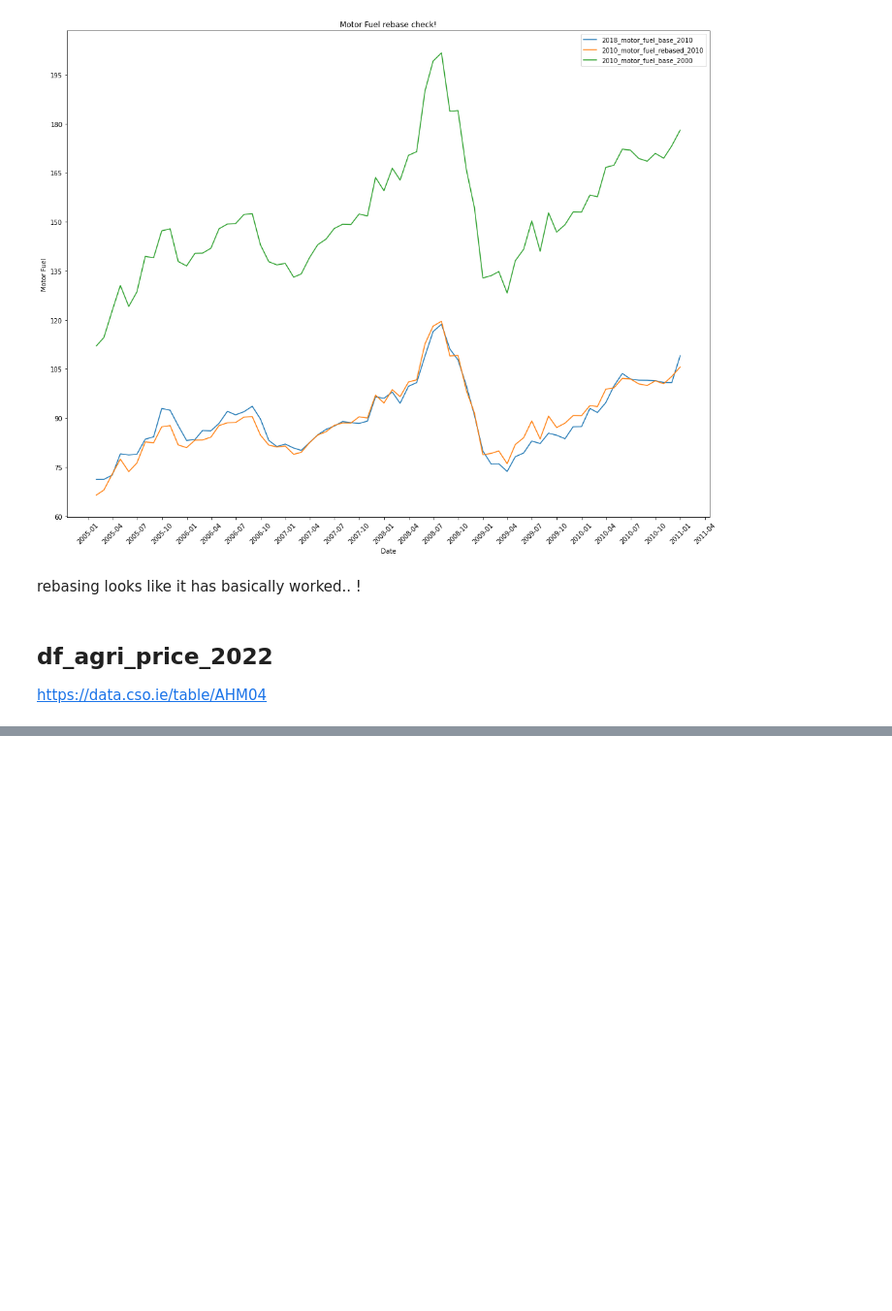
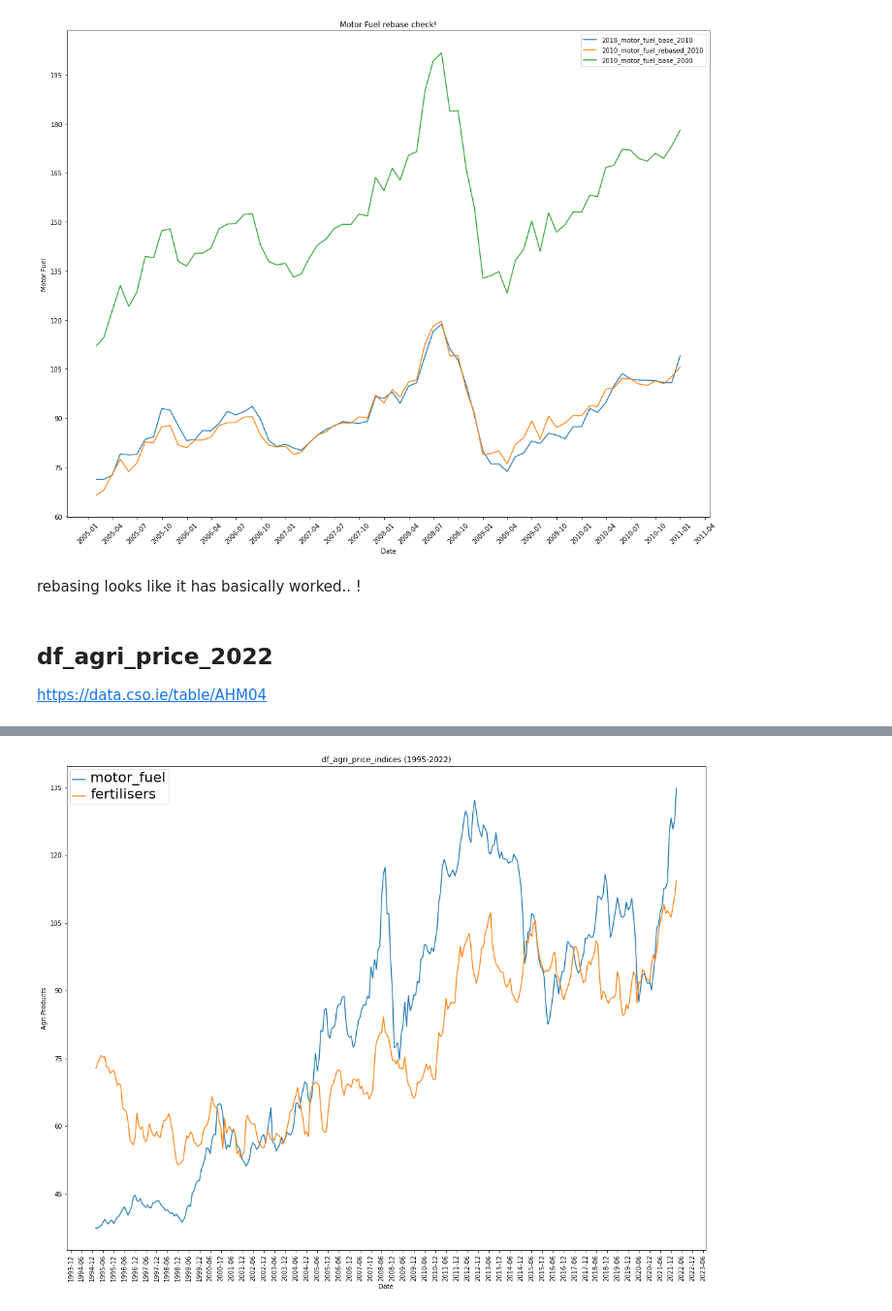
Before and after one commit to trentsteel777/CA2, a Jupyter notebook: DataPrep.ipynb, the cells around one changed output, grey strips where cells are left out. Shown at 97% size. Cells and saved outputs as stored; diff of their text form; code cells hidden in the pictures; blank space fills up the shorter version.

```diff
--- a/DataPrep.ipynb
+++ b/DataPrep.ipynb
@@ -811,0 +1116,7 @@ https://data.cso.ie/table/AHM04
+# %%
+# df_agri_price_2022_3 data is based at 2015
+# we want to rebase df_agri_price_indices to 2015 (from 2010) so we
+# can add on the missing three years 2019-2022 to df_agri_price_indices
+
+# https://stats.stackexchange.com/questions/154577/how-to-work-with-index-numbers#:~:text=Rebasing%20an%20index,multiplying%20the%20result%20by%20100.
+df_agri_price_indices_rebased = df_agri_price_indices /df_agri_price_indices[df_agri_price_indices.index.year == 2015].mean() * 100
@@ -811,0 +1153,4 @@ https://data.cso.ie/table/AHM04
+# %%
+df_tmp_2 = df_agri_price_indices_rebased[df_agri_price_indices_rebased.index.year < 2018]
+# %%
+df_tmp_3 = df_agri_price_2022_3[df_agri_price_2022_3.index.year >= 2018]
@@ -811,0 +1168,23 @@ https://data.cso.ie/table/AHM04
+# %%
+df_agri_price_indices_final = df_tmp_2.append(df_tmp_3)
+# %%
+fig, ax = plt.subplots(figsize=(18, 14))
+
+sns.lineplot(ax = ax, x='month', y='motor_fuel', data=df_agri_price_indices_final, label="motor_fuel")
+#sns.lineplot(ax = ax, x='month', y='potatoes', data=df_agri_price_indices, label="potatoes")
+sns.lineplot(ax = ax, x='month', y='cattle', data=df_agri_price_indices_final, label="fertilisers")
+
+ax.set_title("df_agri_price_indices (1995-2022)")
+ax.xaxis.set_major_locator(mdates.MonthLocator(interval=6))
+
+ax.yaxis.set_major_locator(ticker.MaxNLocator())
+plt.xticks(rotation=90)
+plt.xlabel('Date')
+plt.ylabel('Agri Products')
+
+# https://stackoverflow.com/questions/44880444/how-to-increase-the-font-size-of-the-legend-in-my-seaborn-plot
+plt.setp(ax.get_legend().get_texts(), fontsize='22') # for legend text
+
+plt.show()
+# %% [output]
+[figure, added]
```
Also changed, not shown: parts of 45 cells of this notebook, 2 other files.
